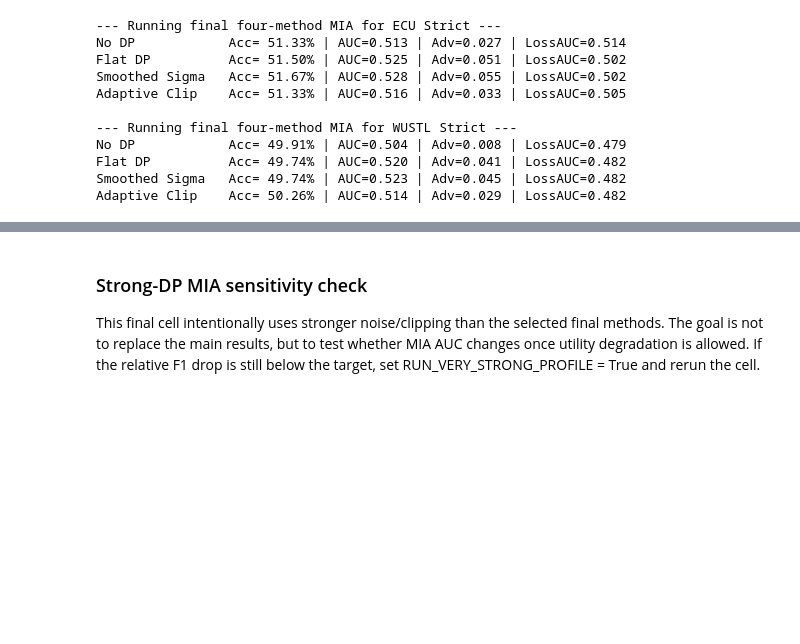
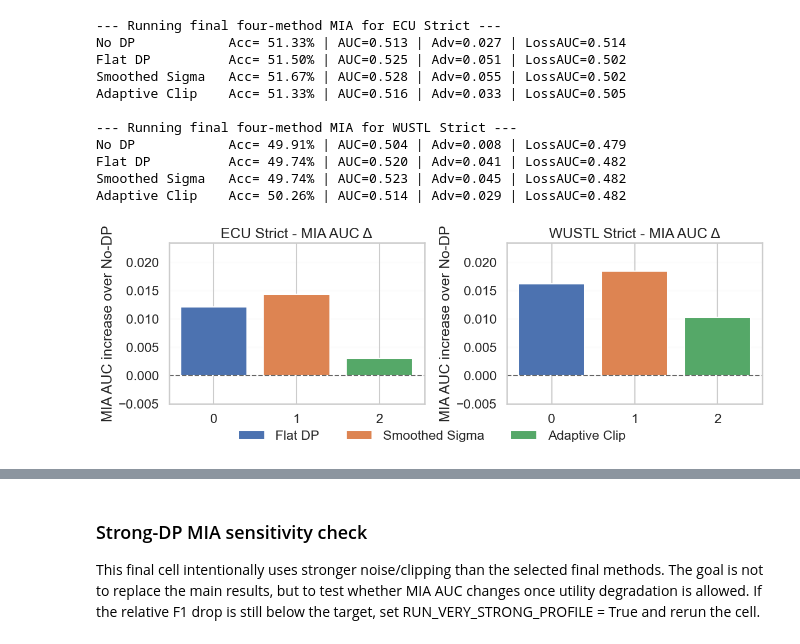
Before and after one commit to Mcray3000/CSC429, a Jupyter notebook: project/Project.ipynb, the cells around one changed output, grey strips where cells are left out. Saved outputs shown, nothing was run; the diff lists cells and outputs as text; code cells hidden in the pictures; blank space fills up the shorter version.

```diff
--- a/project/Project.ipynb
+++ b/project/Project.ipynb
@@ -4709,4 +4720,6 @@ def plot_mia_auc_delta_bar_split(
         ].round(4)
     )
 # %%
-# plot_mia_auc_delta_bar_split(mia_results_final_four)
+plot_mia_auc_delta_bar_split(mia_results_final_four)
+# %% [output]
+[figure, added]
```
Also changed, not shown: parts of 15 cells of this notebook, 1 other file.
